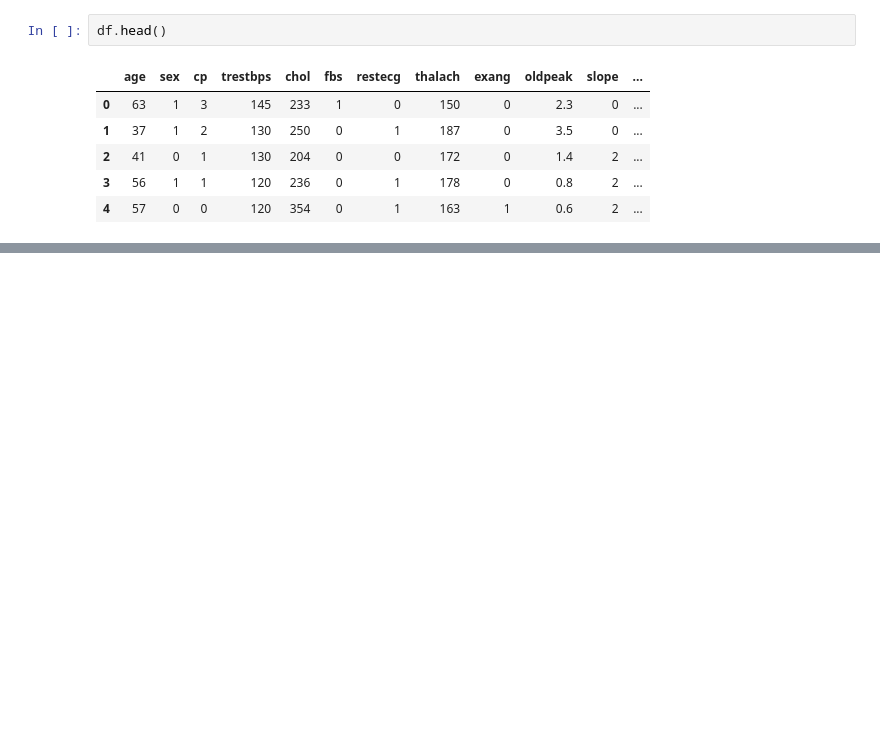
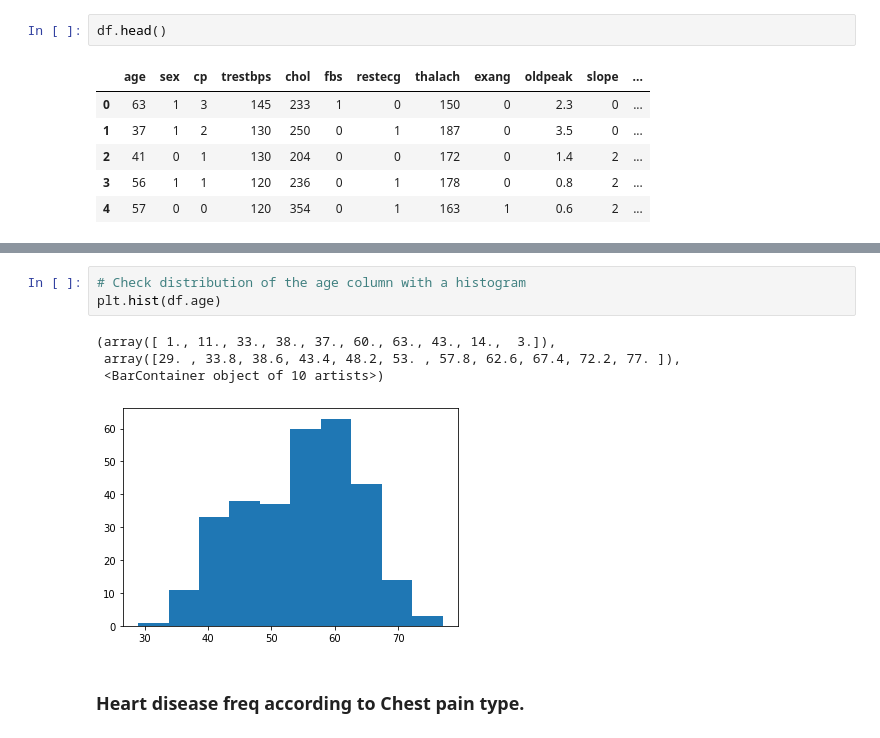
Before and after one commit to Ann-pixel/ML-heart-disease, a Jupyter notebook: Heart Disease- supervised/Heart-Disease-classification.ipynb, the cells around one changed output, grey strips where cells are left out. Drawn from its saved outputs; the diff is of its cells as text; blank space fills up the shorter version.

```diff
--- a/Heart Disease- supervised/Heart-Disease-classification.ipynb
+++ b/Heart Disease- supervised/Heart-Disease-classification.ipynb
@@ -209,0 +266,10 @@ df.describe()
+# %%
+# Check distribution of the age column with a histogram
+plt.hist(df.age)
+# %% [output]
+(array([ 1., 11., 33., 38., 37., 60., 63., 43., 14.,  3.]),
+ array([29. , 33.8, 38.6, 43.4, 48.2, 53. , 57.8, 62.6, 67.4, 72.2, 77. ]),
+ <BarContainer object of 10 artists>)
+[figure, added]
+# %% [markdown]
+### Heart disease freq according to Chest pain type.
```
Also changed, not shown: parts of 27 cells of this notebook.
